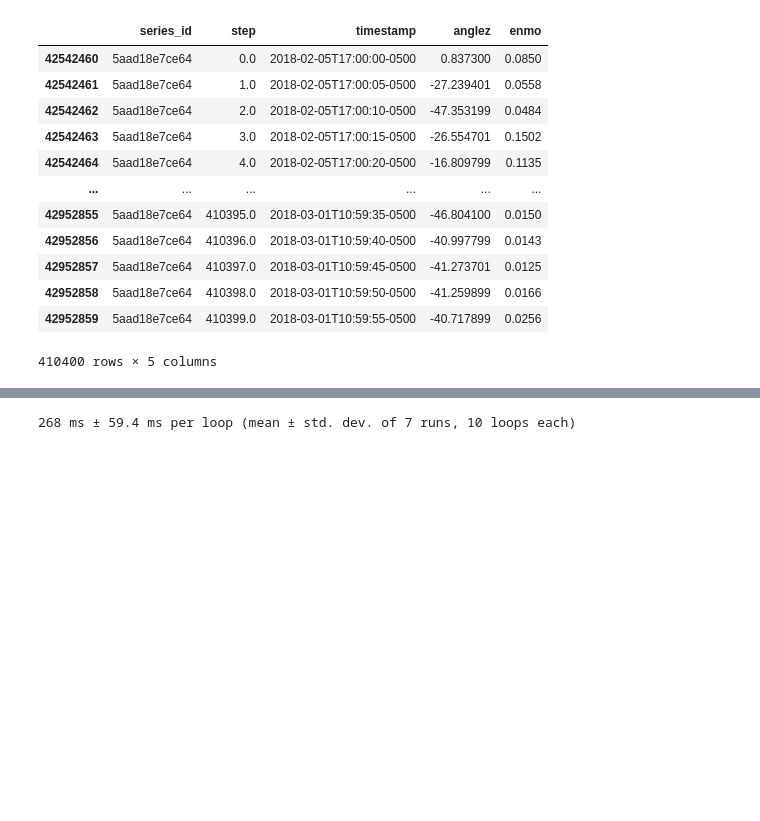
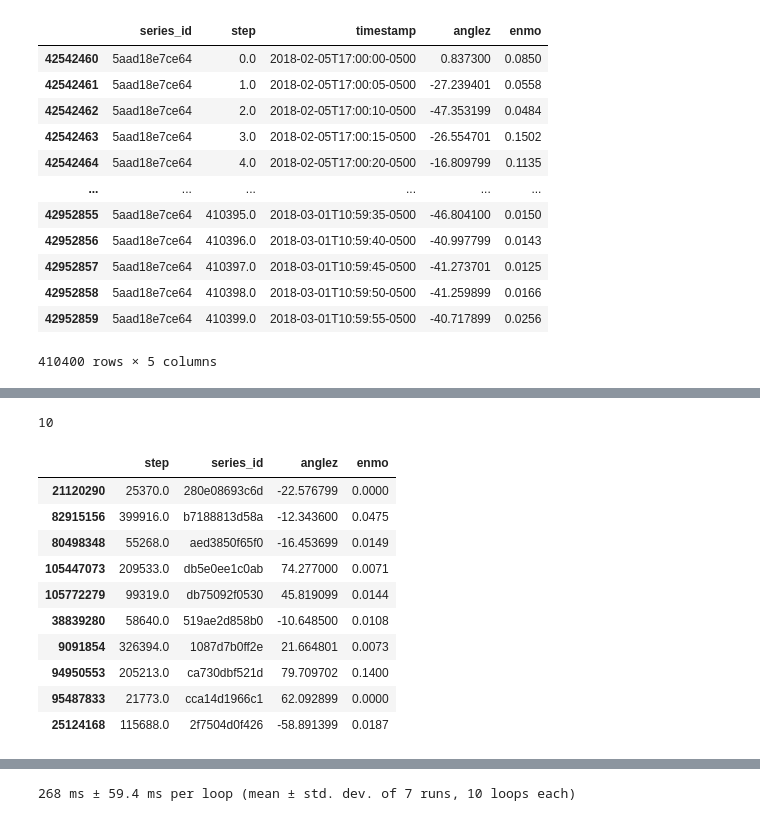
Before and after one commit to RK22000/ML-Maniacs, a Jupyter notebook: EAD.ipynb, the cells around one changed output, grey strips where cells are left out. Drawn from its saved outputs; the diff is of its cells as text; code cells hidden in the pictures; blank space fills up the shorter version.

```diff
--- a/EAD.ipynb
+++ b/EAD.ipynb
@@ -85,0 +84,19 @@ df = data.head(1279463)
+# %%
+tmp = data.sample(10)[['step', 'series_id', 'anglez', 'enmo']]
+tmp['series_id'].unique().__len__()
+# %% [output]
+10
+# %%
+tmp
+# %% [output]
+|  | step | series_id | anglez | enmo |
+| 21120290 | 25370.0 | 280e08693c6d | -22.576799 | 0.0000 |
+| 82915156 | 399916.0 | b7188813d58a | -12.343600 | 0.0475 |
+| 80498348 | 55268.0 | aed3850f65f0 | -16.453699 | 0.0149 |
+| 105447073 | 209533.0 | db5e0ee1c0ab | 74.277000 | 0.0071 |
+| 105772279 | 99319.0 | db75092f0530 | 45.819099 | 0.0144 |
+| 38839280 | 58640.0 | 519ae2d858b0 | -10.648500 | 0.0108 |
+| 9091854 | 326394.0 | 1087d7b0ff2e | 21.664801 | 0.0073 |
+| 94950553 | 205213.0 | ca730dbf521d | 79.709702 | 0.1400 |
+| 95487833 | 21773.0 | cca14d1966c1 | 62.092899 | 0.0000 |
+| 25124168 | 115688.0 | 2f7504d0f426 | -58.891399 | 0.0187 |
```
Also changed, not shown: parts of 18 cells of this notebook, 6 other files.
